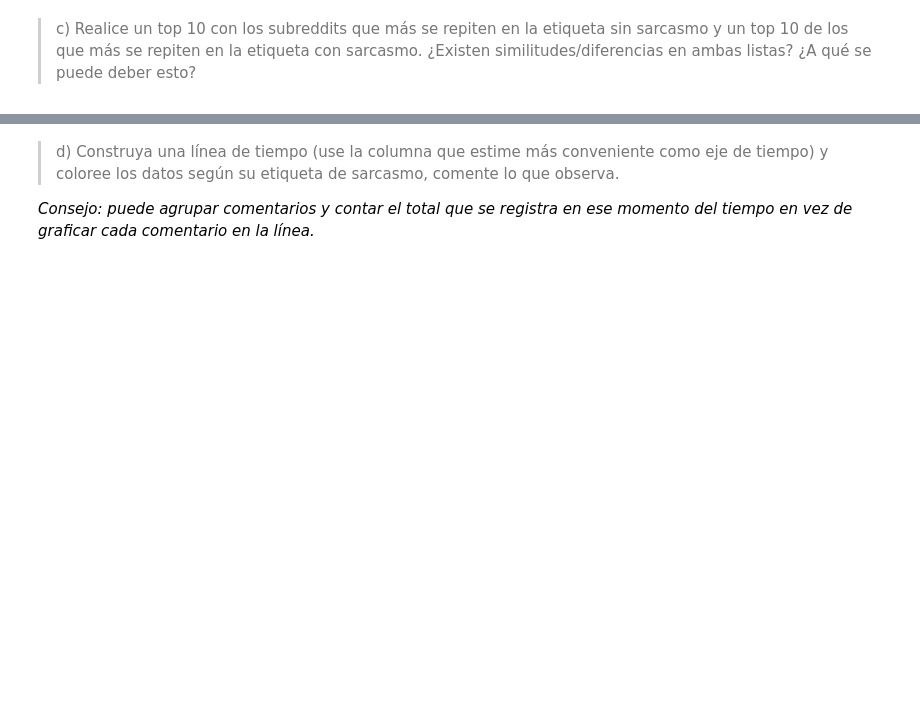
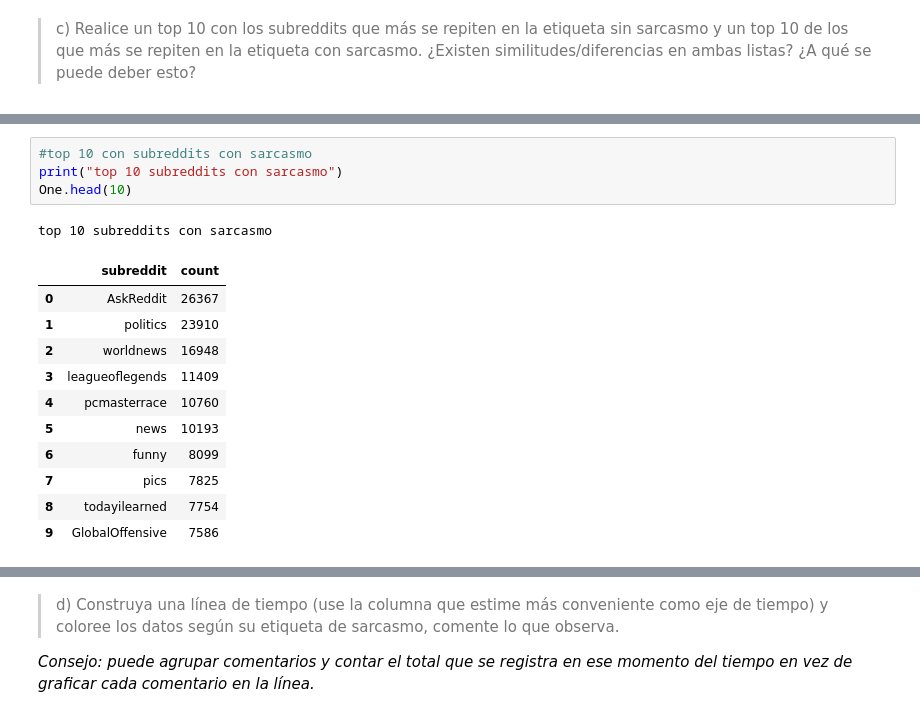
Before and after one commit to DankerMarthox/ESTACA, a Jupyter notebook: Laboratorio1/Laboratorio 1.ipynb, the cells around one changed output, grey strips where cells are left out. Drawn from its saved outputs; the diff is of its cells as text; blank space fills up the shorter version.

```diff
--- a/Laboratorio1/Laboratorio 1.ipynb
+++ b/Laboratorio1/Laboratorio 1.ipynb
@@ -133,0 +72,17 @@ top 10 subreddits sin sarcasmo
+# %%
+#top 10 con subreddits con sarcasmo
+print("top 10 subreddits con sarcasmo")
+One.head(10)
+# %% [output]
+top 10 subreddits con sarcasmo
+|  | subreddit | count |
+| 0 | AskReddit | 26367 |
+| 1 | politics | 23910 |
+| 2 | worldnews | 16948 |
+| 3 | leagueoflegends | 11409 |
+| 4 | pcmasterrace | 10760 |
+| 5 | news | 10193 |
+| 6 | funny | 8099 |
+| 7 | pics | 7825 |
+| 8 | todayilearned | 7754 |
+| 9 | GlobalOffensive | 7586 |
```
Also changed, not shown: parts of 33 cells of this notebook.
